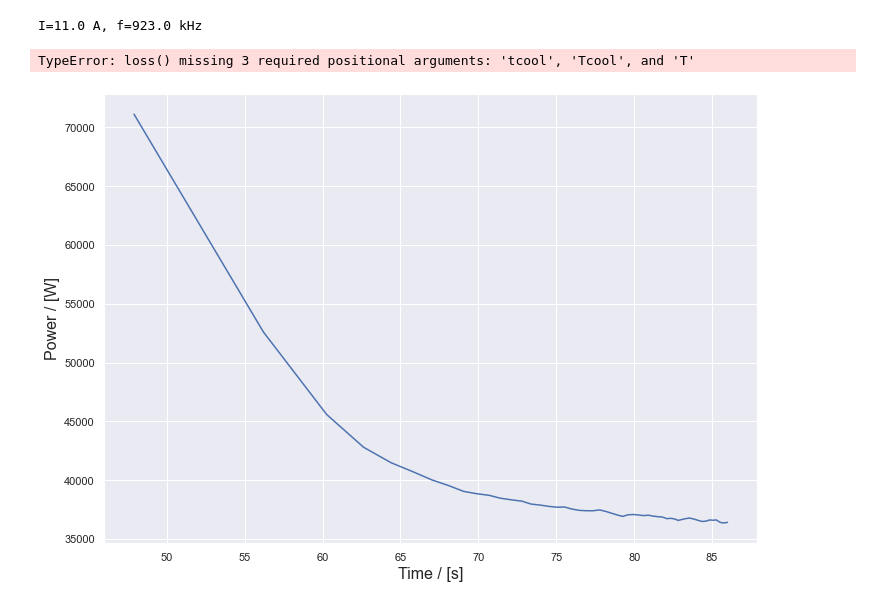
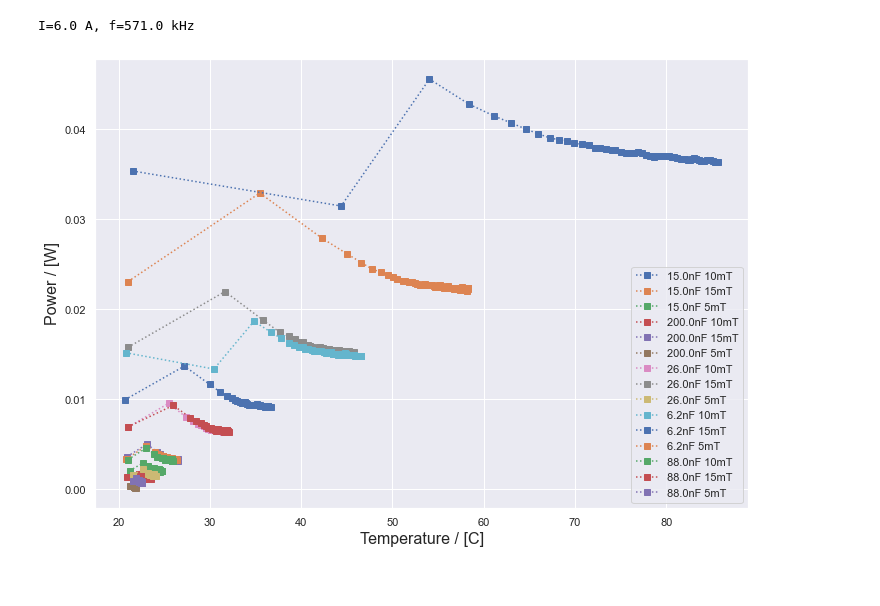
Before and after one commit to nicolai3008/magnetherm, a Jupyter notebook: magnetherm.ipynb, the cells around one changed output. Saved outputs shown, nothing was run; the diff lists cells and outputs as text; code cells hidden in the pictures.

```diff
--- a/magnetherm.ipynb
+++ b/magnetherm.ipynb
@@ -145,7 +145,8 @@ class Power():
         Ptot, Ptot_err = zip(*[get_slope(theat[i:i+N], Theat[i:i+N]) for i in range(theat.size-N)])
         Ptot, Ptot_err = np.array(Ptot), np.array(Ptot_err)
 
-        Tp = np.array([np.mean(Theat[i:i+N]) for i in range(theat.size-N)])
+        # Tp = np.array([np.mean(Theat[i:i+1]) for i in range(theat.size-N)])
+        Tp = np.array([Theat.iloc[i] for i in range(theat.size-N)])
 
         Pout, Pout_err = zip(*[self.loss(tcool, Tcool, T, N) for T in Tp])
 
@@ -216,9 +217,11 @@ class Power():
         # return theat, fp(theat, *popt)*self.C
 # %%
 path = "C:/Users/nicol/OneDrive - Danmarks Tekniske Universitet/Skrivebord/DTU - Fysik og Nano/7. Semester/10316 Materials design with machine learning/magnetherm/data/"
-file = path+'2023-02-15 6.2nF Type R SPI 15mT.txt'
+from os import listdir
+from os.path import isfile, join
+onlyfiles = [f for f in listdir(path) if isfile(join(path, f))]
 
-V = 0.2**2*np.pi*10*1000 # cm^3
+V = 0.2**2*np.pi*10/1000 # cm^3
 
 Pt_HC = 0.133 # J/(g*K)
 Ir_HC = 0.242 # J/(g*K)
@@ -230,7 +233,8 @@ C = (Pt_HC*0.935+ Ir_HC*0.065) # J/(g*K)
 Mass = (Pt_d*0.935+ Ir_d*0.065)*V # g
 
 
-m = Magnetherm(file)
-print(m)
+
+exps = [Magnetherm(path+f) for f in onlyfiles]
+print(exps[0])
 # %% [output]
-I=11.0 A, f=923.0 kHz
+I=6.0 A, f=571.0 kHz
@@ -239,4 +240,0 @@ P = Power(m,C)
-# %%
-P.loss()
-# %% [output]
-TypeError: loss() missing 3 required positional arguments: 'tcool', 'Tcool', and 'T'
@@ -245,13 +241,21 @@ T, P, Er = P.continuous_slope()
+# %%
+list = ["a"]*len(onlyfiles)
+for i in range(len(onlyfiles)):
+    cap = onlyfiles[i].split()[1]
+    mag = onlyfiles[i].split()[-1][:-4]
+    list[i] = cap+' '+mag
 # %%
 import seaborn as sns
 import matplotlib.pyplot as plt
 
 sns.set(rc={'figure.figsize': (11.7, 8.27)})
 sns.set_theme()
-
-plt.plot(T,P*Mass)
-plt.xlabel("Time / [s]",size=16)
+for i, m in enumerate(exps):
+    Tp, Pin, Pin_err = Power(m, C).continuous_slope(N=5)
+    plt.plot(Tp,Pin*Mass, 's:', label=list[i])
+plt.xlabel("Temperature / [C]",size=16)
 plt.ylabel("Power / [W]",size=16)
+plt.legend()
 plt.show()
 # %% [output]
-[figure, old version]
+[figure, new version]
```
Also changed, not shown: parts of 2 cells of this notebook, 5 other files.
